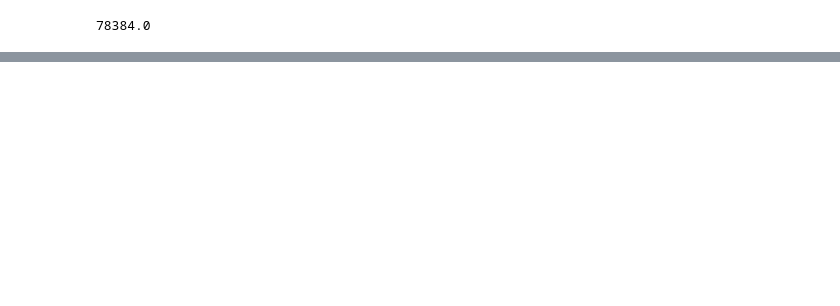
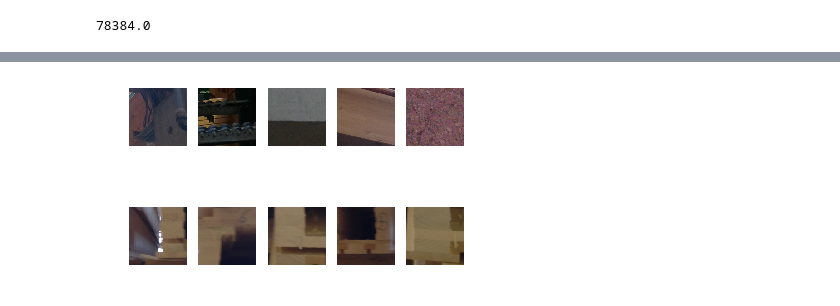
Before and after one commit to maozhiqiang/ICIC, a Jupyter notebook: data_gen.ipynb, the cells around one changed output, grey strips where cells are left out. Drawn from its saved outputs; the diff is of its cells as text; code cells hidden in the pictures; blank space fills up the shorter version.

```diff
--- a/data_gen.ipynb
+++ b/data_gen.ipynb
@@ -76,0 +88,4 @@ img_r.rotate()
+# %%
+show_crops(da.crop_list, 78)
+# %% [output]
+[figure, added]
```
Also changed, not shown: parts of 19 cells of this notebook.
